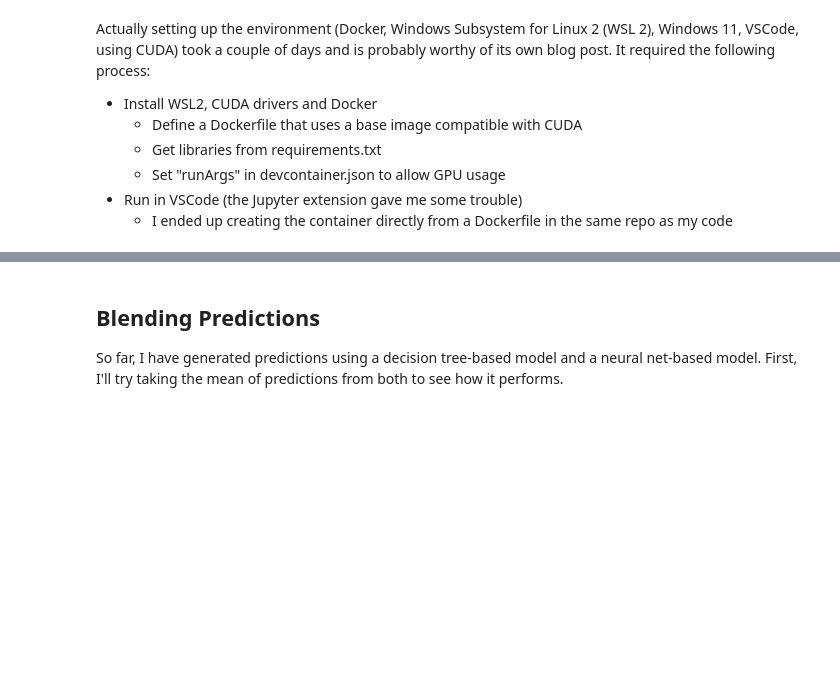
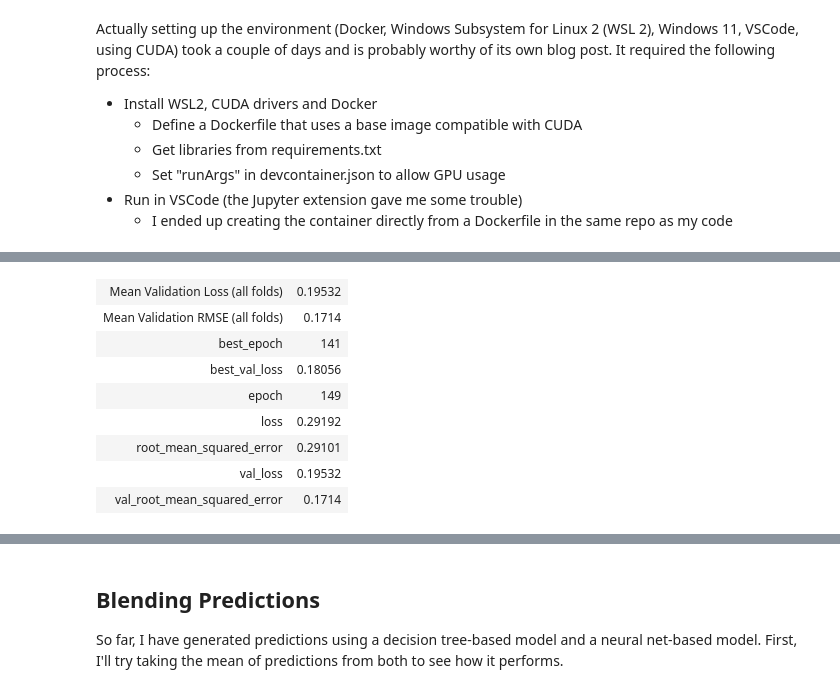
Before and after one commit to valencia21/data-science-projects, a Jupyter notebook: house-price-prediction/Models/tensorflow/tf_model_wrangling.ipynb, the cells around one changed output, grey strips where cells are left out. Drawn from its saved outputs; the diff is of its cells as text; code cells hidden in the pictures; blank space fills up the shorter version.

```diff
--- a/house-price-prediction/Models/tensorflow/tf_model_wrangling.ipynb
+++ b/house-price-prediction/Models/tensorflow/tf_model_wrangling.ipynb
@@ -94,17 +101,21 @@ env: TF_GPU_ALLOCATOR=cuda_malloc_async
 # Define simple Sequential model
 def create_model():
     model = Sequential()
-    model.add(Dense(wandb.config.dense1, input_dim=X_train.shape[1], activation='relu', bias_regularizer=regularizers.l1(wandb.config.bias1)))
+    model.add(Dense(wandb.config.dense1, input_dim=X_train.shape[1], activation='relu', kernel_regularizer=regularizers.l2(wandb.config.bias1)))
     model.add(Dropout(wandb.config.dropout1))
-    model.add(Dense(wandb.config.dense2, activation='relu', bias_regularizer=regularizers.l1(wandb.config.bias2)))
+    model.add(Dense(wandb.config.dense2, activation='relu', kernel_regularizer=regularizers.l2(wandb.config.bias2)))
     model.add(Dense(1))
-    model.compile(optimizer=Adam(wandb.config.bias2), loss="mean_absolute_error", metrics=[RootMeanSquaredError()])
+    model.compile(optimizer=Adam(wandb.config.learning_rate), loss="mean_absolute_error", metrics=[RootMeanSquaredError()])
 
     return model
+# %%
+def empty_function():
+    pass
 # %%
 # Define training function and hyperparameter ranges
 from wandb.keras import WandbCallback
 from sklearn.model_selection import KFold
+import multiprocessing
 
 sweep_config = {
   "name": "keras-sequential-model-sweep",
@@ -115,36 +126,36 @@ sweep_config = {
   },
   "parameters": {
     "dropout1": {
-      "distibution": "uniform",
+      "distribution": "uniform",
       "min": 0.0,
       "max": 0.4
     },
     "dense1": {
-      "distibution": "categorical",
+      "distribution": "categorical",
       "values": [2048, 4096, 8192]
     },
     "dense2": {
-      "distibution": "categorical",
+      "distribution": "categorical",
       "values": [2048, 4096, 8192]
     },
     "bias1": {
-      "distibution": "categorical",
+      "distribution": "categorical",
       "values": [0.001, 0.01]
     },
     "bias2": {
-      "distibution": "categorical",
+      "distribution": "categorical",
       "values": [0.001, 0.01]
     },
     "epochs": {
-      "distibution": "categorical",
+      "distribution": "categorical",
       "values": [50, 100, 150]
     },
     "batch_size": {
-      "distibution": "categorical",
+      "distribution": "categorical",
       "values": [8, 16, 32]
     },
-    "learningrate": {
-      "distibution": "categorical",
+    "learning_rate": {
+      "distribution": "categorical",
       "values": [0.0001, 0.001, 0.01]
     }
   }
@@ -154,8 +165,11 @@ config_defaults = {
   "dropout1": 0.1,
   "dense1": 2048,
   "dense2": 2048,
+  "bias1": 0.01,
+  "bias2": 0.01,
   "epochs": 100,
-  "batch_size": 16
+  "batch_size": 16,
+  "learning_rate": 0.001
 }
 
 # Define number of splits
@@ -179,14 +193,14 @@ def train():
 
       # Fit model on new batches
       model.fit(
-        np.asarray(X_train),
-        y_train,
-        epochs=wandb.config.epochs,
-        batch_size=wandb.config.batch_size,
-        verbose=0,
-        callbacks=[WandbCallback()],
-        validation_data=(np.asarray(X_train),y_train)
-        )
+      np.asarray(X_train),
+      y_train,
+      epochs=wandb.config.epochs,
+      batch_size=wandb.config.batch_size,
+      verbose=0,
+      callbacks=[WandbCallback()],
+      validation_data=(np.asarray(X_train),y_train)
+      )
 
       # Generate data for each
       scores = model.evaluate(np.asarray(X_train), y_train, callbacks=[WandbCallback()])
@@ -201,23 +215,31 @@ def train():
       print('------------------------------------------------------------------------')
       print('Score per fold')
       for i in range(0, len(rmse_per_fold)):
-        print('------------------------------------------------------------------------')
-        print(f'> Fold {i+1} - Loss: {loss_per_fold[i]} - RMSE: {rmse_per_fold[i]}')
-      print('------------------------------------------------------------------------')
-      print('Average scores for all folds:')
-      print(f'> RMSE: {np.mean(rmse_per_fold)} (+- {np.std(rmse_per_fold)})')
-      print(f'> Loss: {np.mean(loss_per_fold)}')
-      print('------------------------------------------------------------------------')
+          print('------------------------------------------------------------------------')
+          print(f'> Fold {i+1} - Loss: {loss_per_fold[i]} - RMSE: {rmse_per_fold[i]}')
+          print('------------------------------------------------------------------------')
+          print('Average scores for all folds:')
+          print(f'> RMSE: {np.mean(rmse_per_fold)} (+- {np.std(rmse_per_fold)})')
+          print(f'> Loss: {np.mean(loss_per_fold)}')
+          print('------------------------------------------------------------------------')
 
       wandb.log({
-        "Mean Validation RMSE (all folds)": np.mean(rmse_per_fold),
-        "Mean Validation Loss (all folds)": np.mean(loss_per_fold)
-        })
+      "Mean Validation RMSE (all folds)": np.mean(rmse_per_fold),
+      "Mean Validation Loss (all folds)": np.mean(loss_per_fold)
+      })
 
       wandb.join()
 
+      # Define empty function in loop for reference by multiprocessing to clear GPU cache
+      empty_function()
+
+      p = multiprocessing.Process(target=empty_function)
+      p.start()
+      p.join()
+
 keras_sequential_sweep_1 = wandb.sweep(sweep_config, project="house-price-prediction", entity="luiscostigan")
 
-count = 10
+count = 5
 
 wandb.agent(keras_sequential_sweep_1, function=train, count=count)
+# %% [output]
@@ -223,0 +281,9 @@ wandb.agent(keras_sequential_sweep_1, function=train, count=count)
+| Mean Validation Loss (all folds) | 0.19532 |
+| Mean Validation RMSE (all folds) | 0.1714 |
+| best_epoch | 141 |
+| best_val_loss | 0.18056 |
+| epoch | 149 |
+| loss | 0.29192 |
+| root_mean_squared_error | 0.29101 |
+| val_loss | 0.19532 |
+| val_root_mean_squared_error | 0.1714 |
```
Also changed, not shown: parts of 14 cells of this notebook, 1 other file.
